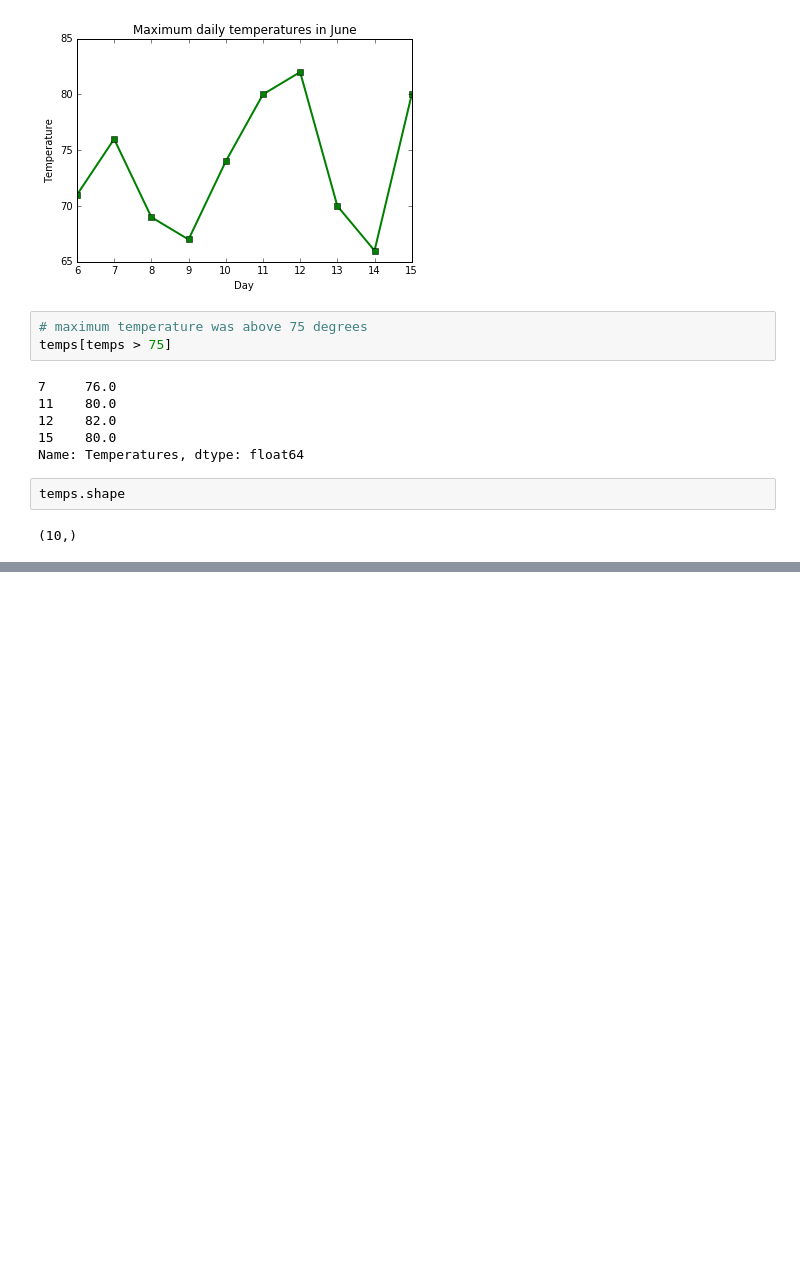
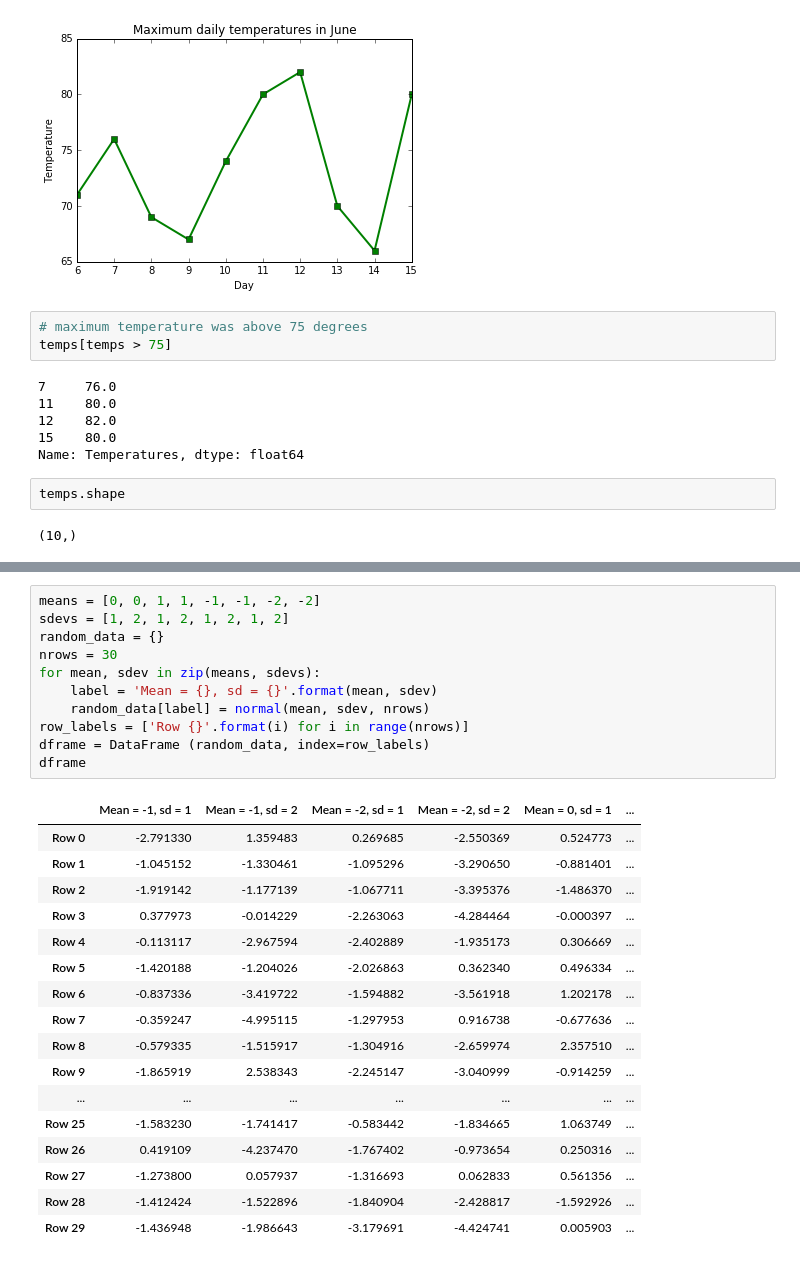
Before and after one commit to andersy005/Python-Quest, a Jupyter notebook: my_notebooks/Pandas.ipynb, the cells around one changed output, grey strips where cells are left out. Saved outputs shown, nothing was run; the diff lists cells and outputs as text; blank space fills up the shorter version.

Commit message:
DataFrame class

```diff
--- a/my_notebooks/Pandas.ipynb
+++ b/my_notebooks/Pandas.ipynb
@@ -217,0 +308,29 @@ temps.shape
+# %%
+means = [0, 0, 1, 1, -1, -1, -2, -2]
+sdevs = [1, 2, 1, 2, 1, 2, 1, 2]
+random_data = {}
+nrows = 30
+for mean, sdev in zip(means, sdevs):
+    label = 'Mean = {}, sd = {}'.format(mean, sdev)
+    random_data[label] = normal(mean, sdev, nrows)
+row_labels = ['Row {}'.format(i) for i in range(nrows)]
+dframe = DataFrame (random_data, index=row_labels)
+dframe
+# %% [output]
+|  | Mean = -1, sd = 1 | Mean = -1, sd = 2 | Mean = -2, sd = 1 | Mean = -2, sd = 2 | Mean = 0, sd = 1 | ... |
+| Row 0 | -2.791330 | 1.359483 | 0.269685 | -2.550369 | 0.524773 | ... |
+| Row 1 | -1.045152 | -1.330461 | -1.095296 | -3.290650 | -0.881401 | ... |
+| Row 2 | -1.919142 | -1.177139 | -1.067711 | -3.395376 | -1.486370 | ... |
+| Row 3 | 0.377973 | -0.014229 | -2.263063 | -4.284464 | -0.000397 | ... |
+| Row 4 | -0.113117 | -2.967594 | -2.402889 | -1.935173 | 0.306669 | ... |
+| Row 5 | -1.420188 | -1.204026 | -2.026863 | 0.362340 | 0.496334 | ... |
+| Row 6 | -0.837336 | -3.419722 | -1.594882 | -3.561918 | 1.202178 | ... |
+| Row 7 | -0.359247 | -4.995115 | -1.297953 | 0.916738 | -0.677636 | ... |
+| Row 8 | -0.579335 | -1.515917 | -1.304916 | -2.659974 | 2.357510 | ... |
+| Row 9 | -1.865919 | 2.538343 | -2.245147 | -3.040999 | -0.914259 | ... |
+| ... | ... | ... | ... | ... | ... | ... |
+| Row 25 | -1.583230 | -1.741417 | -0.583442 | -1.834665 | 1.063749 | ... |
+| Row 26 | 0.419109 | -4.237470 | -1.767402 | -0.973654 | 0.250316 | ... |
+| Row 27 | -1.273800 | 0.057937 | -1.316693 | 0.062833 | 0.561356 | ... |
+| Row 28 | -1.412424 | -1.522896 | -1.840904 | -2.428817 | -1.592926 | ... |
+| Row 29 | -1.436948 | -1.986643 | -3.179691 | -4.424741 | 0.005903 | ... |
```
Also changed, not shown: parts of 16 cells of this notebook.
